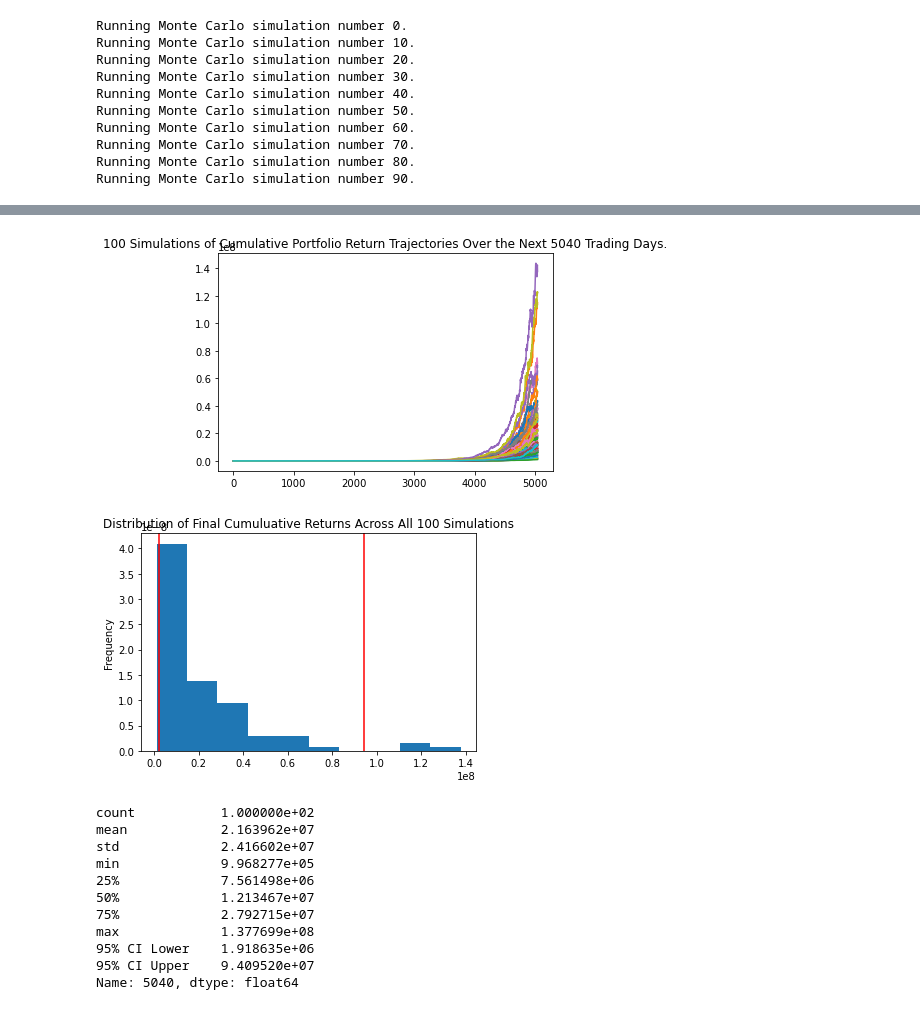
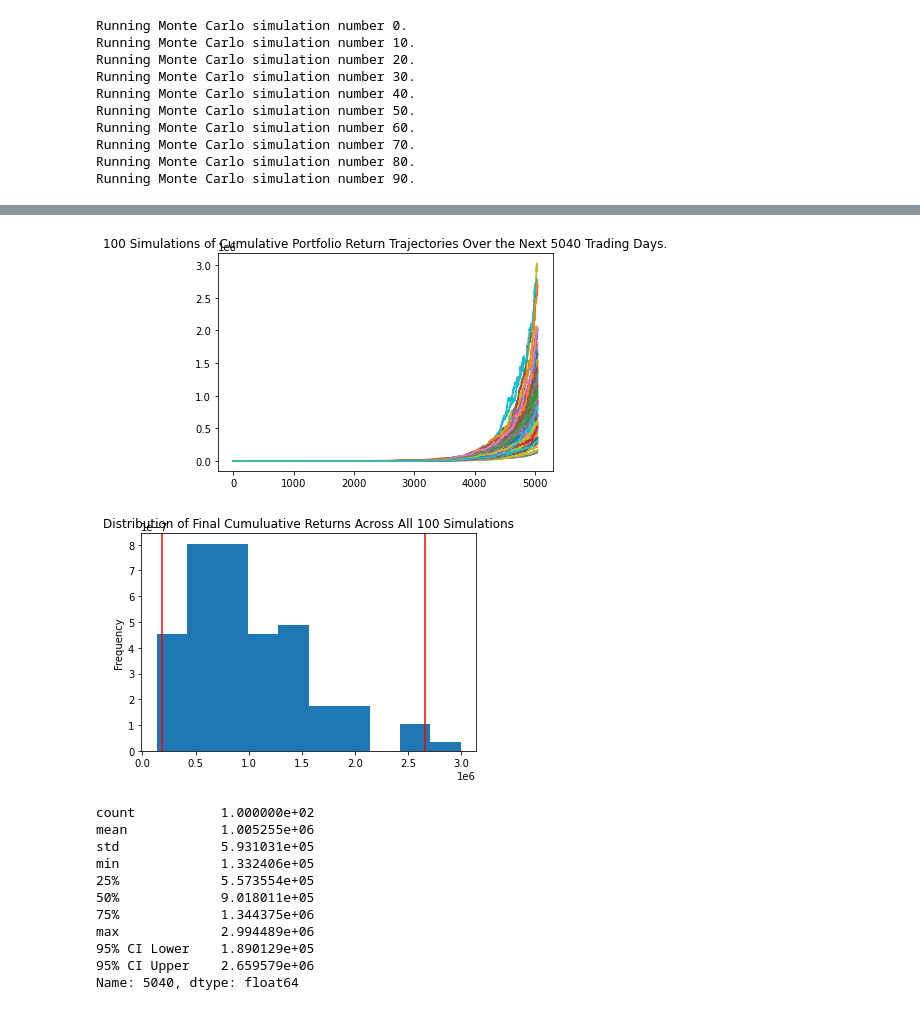
Before and after one commit to Crena94/Team-Penne, a Jupyter notebook: Analyzing_Stocks.ipynb, the cells around one changed output, grey strips where cells are left out. Cells and saved outputs as stored; diff of their text form; code cells hidden in the pictures.

```diff
--- a/Analyzing_Stocks.ipynb
+++ b/Analyzing_Stocks.ipynb
@@ -123,7 +123,7 @@ crypto_closing_prices = alpaca.get_crypto_bars(
 crypto_closing_prices.index = crypto_closing_prices.index.date
 # %%
 #Set up data for alpaca get_bars function call for stocks
-stock_ticker = ["SHEL", "XOM", "AMZN", "TSLA", "AAPL", "RLGY", "FCEL", "CLNE", "MYRG", "SOFI", "FSM"]
+stock_ticker = ["SHEL", "XOM", "AMZN", "TSLA", "AAPL", "RLGY", "FCEL", "CLNE", "MYRG", "FSM"]
 stock_timeframe = "1Day"
 stock_start_date = pd.Timestamp("2017-01-31", tz="America/New_York").isoformat()
 stock_end_date = pd.Timestamp("2022-03-31", tz="America/New_York").isoformat()
@@ -172,15 +181,15 @@ combined_df.head()
 # %%
 # Configure the Monte Carlo simulation to forecast X years cumulative returns
 
-MC_five_year = MCSimulation(
+MC_twenty_year = MCSimulation(
     portfolio_data = combined_df,
-    weights = [.15, .15, .15, .15, .20, .04, .04, .04, .02, .02, .02, .01, .01],
+    weights = [.05, .02, .15, .15, .15, .15, .15, .04, .04, .04, .04, .02],
     num_simulation = 100,
     num_trading_days = 252*20
 )
 
 # Review the simulation input data
-MC_five_year.portfolio_data.tail()
+MC_twenty_year.portfolio_data.tail()
 # %% [output]
 |  | BTCUSD |  | ETHUSD |  | SHEL |  | XOM |  | AMZN | ... |
 |  | close | daily_return | close | daily_return | close | daily_return | close | daily_return | close | ... |
@@ -215,28 +224,28 @@ plot.set_facecolor('#B7DED5')
 # %%
-MC_line_plot = MC_five_year.plot_simulation()
+MC_line_plot = MC_twenty_year.plot_simulation()
 # %% [output]
-[figure, old version]
+[figure, new version]
 # %%
-MC_histo_plot = MC_five_year.plot_distribution()
+MC_histo_plot = MC_twenty_year.plot_distribution()
 # %% [output]
-[figure, old version]
+[figure, new version]
 # %%
 # Generate summary statistics from the 30-year Monte Carlo simulation results
 # Save the results as a variable
-MC_summary_stats = MC_five_year.summarize_cumulative_return()
+MC_summary_stats = MC_twenty_year.summarize_cumulative_return()
 
 
 # Review the 30-year Monte Carlo summary statistics
 display(MC_summary_stats)
 # %% [output]
 count           1.000000e+02
-mean            2.163962e+07
-std             2.416602e+07
-min             9.968277e+05
-25%             7.561498e+06
-50%             1.213467e+07
-75%             2.792715e+07
-max             1.377699e+08
-95% CI Lower    1.918635e+06
-95% CI Upper    9.409520e+07
+mean            1.005255e+06
+std             5.931031e+05
+min             1.332406e+05
+25%             5.573554e+05
+50%             9.018011e+05
+75%             1.344375e+06
+max             2.994489e+06
+95% CI Lower    1.890129e+05
+95% CI Upper    2.659579e+06
 Name: 5040, dtype: float64
```
Also changed, not shown: parts of 8 cells of this notebook.
